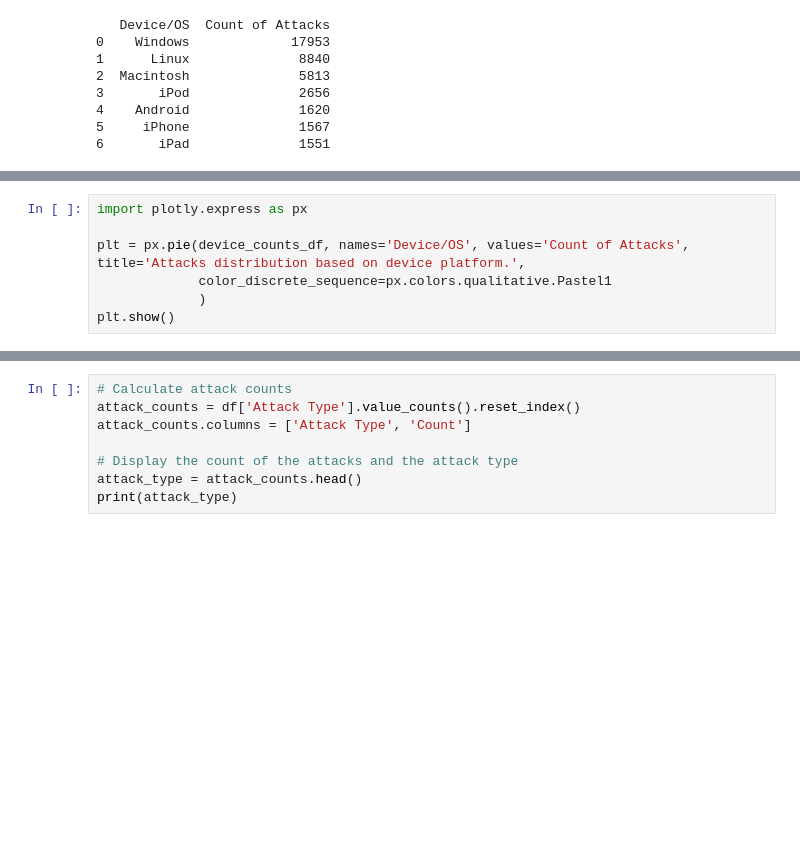
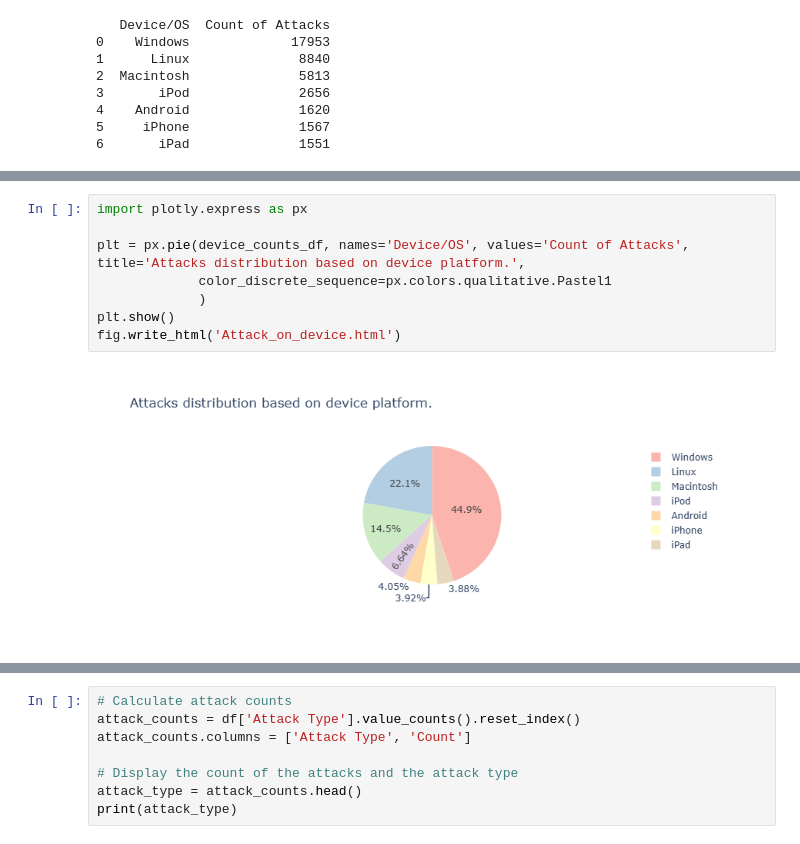
Before and after one commit to fatemaalasbahi/Cyber_attack_analysis, a Jupyter notebook: Cyber_attack_Analysis.ipynb, the cells around one changed output, grey strips where cells are left out. Cells and saved outputs as stored; diff of their text form; blank space fills up the shorter version.

```diff
--- a/Cyber_attack_Analysis.ipynb
+++ b/Cyber_attack_Analysis.ipynb
@@ -283,7 +184,10 @@ plt.savefig('Attacks_dist_Device_Platform')
 # %%
 import plotly.express as px
 
 plt = px.pie(device_counts_df, names='Device/OS', values='Count of Attacks', title='Attacks distribution based on device platform.',
              color_discrete_sequence=px.colors.qualitative.Pastel1
              )
 plt.show()
+fig.write_html('Attack_on_device.html')
+# %% [output]
+[figure, added]
```
Also changed, not shown: parts of 17 cells of this notebook, 15 other files.
